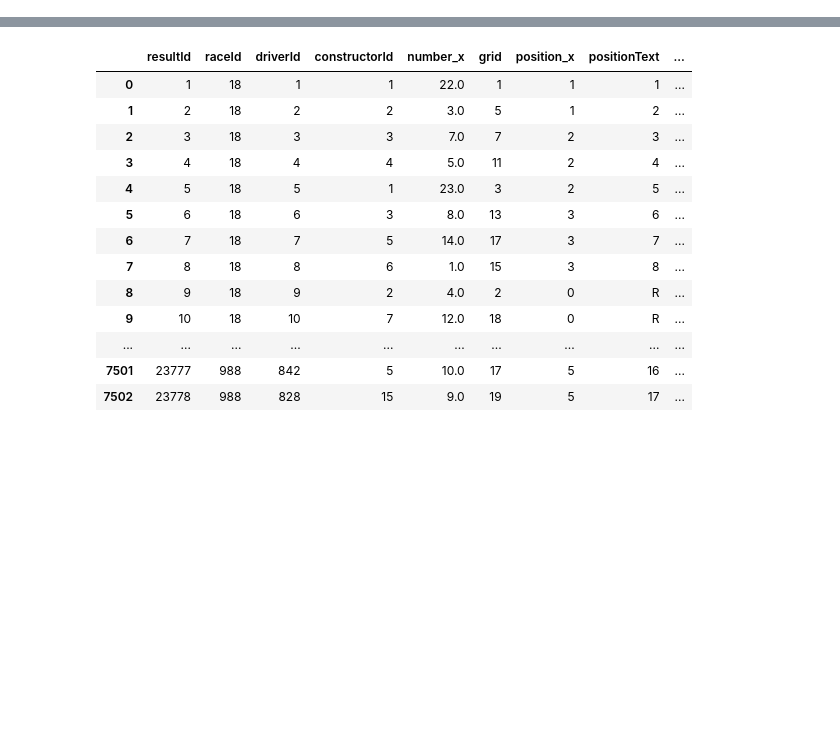
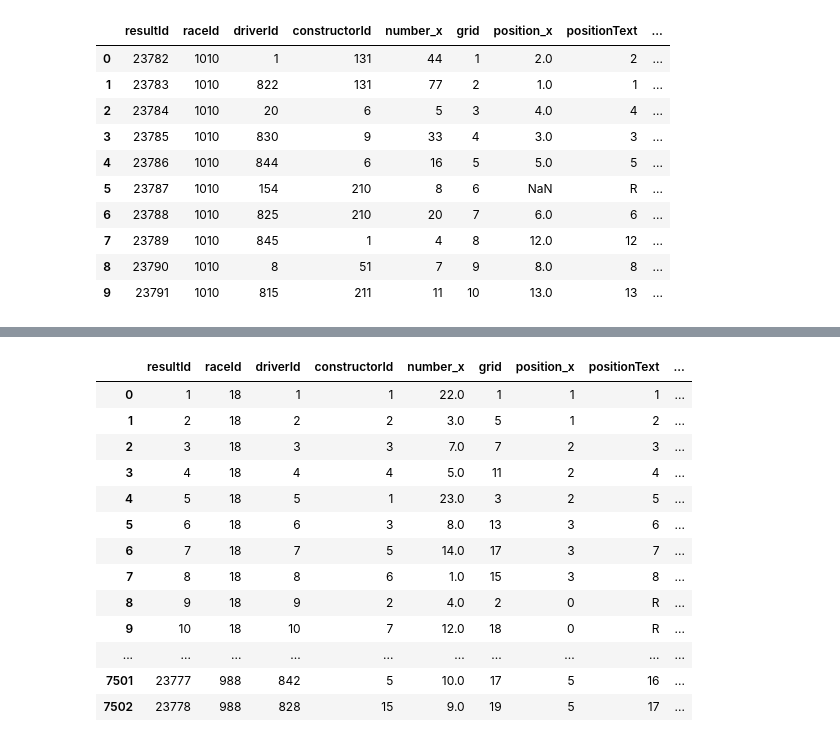
Before and after one commit to fslzrr/f1-data-analysis, a Jupyter notebook: Data Exploration/Modelo Random Forest.ipynb, the cells around one changed output, grey strips where cells are left out. Saved outputs shown, nothing was run; the diff lists cells and outputs as text; code cells hidden in the pictures; blank space fills up the shorter version.

```diff
--- a/Data Exploration/Modelo Random Forest.ipynb
+++ b/Data Exploration/Modelo Random Forest.ipynb
@@ -9,6 +9,23 @@ import numpy as np
 results = pd.read_csv("../dataset/results.csv")
 qualifying = pd.read_csv("../dataset/qualifying.csv")
 qualifying_merged = pd.merge(results, qualifying, on=['raceId', 'driverId', 'constructorId'], how='inner')
+# %%
+sim_results = pd.read_csv("../dataset/sim_results.csv")
+sim_qualifying = pd.read_csv("../dataset/sim_qualifying.csv")
+sim_qualifying_merged = pd.merge(sim_results, sim_qualifying, on=['raceId', 'driverId', 'constructorId'], how='inner')
+sim_qualifying_merged
+# %% [output]
+|  | resultId | raceId | driverId | constructorId | number_x | grid | position_x | positionText | ... |
+| 0 | 23782 | 1010 | 1 | 131 | 44 | 1 | 2.0 | 2 | ... |
+| 1 | 23783 | 1010 | 822 | 131 | 77 | 2 | 1.0 | 1 | ... |
+| 2 | 23784 | 1010 | 20 | 6 | 5 | 3 | 4.0 | 4 | ... |
+| 3 | 23785 | 1010 | 830 | 9 | 33 | 4 | 3.0 | 3 | ... |
+| 4 | 23786 | 1010 | 844 | 6 | 16 | 5 | 5.0 | 5 | ... |
+| 5 | 23787 | 1010 | 154 | 210 | 8 | 6 | NaN | R | ... |
+| 6 | 23788 | 1010 | 825 | 210 | 20 | 7 | 6.0 | 6 | ... |
+| 7 | 23789 | 1010 | 845 | 1 | 4 | 8 | 12.0 | 12 | ... |
+| 8 | 23790 | 1010 | 8 | 51 | 7 | 9 | 8.0 | 8 | ... |
+| 9 | 23791 | 1010 | 815 | 211 | 11 | 10 | 13.0 | 13 | ... |
 # %%
 def setStrip(n):
     if pd.isnull(n):
```
Also changed, not shown: parts of 10 cells of this notebook, 4 other files.
